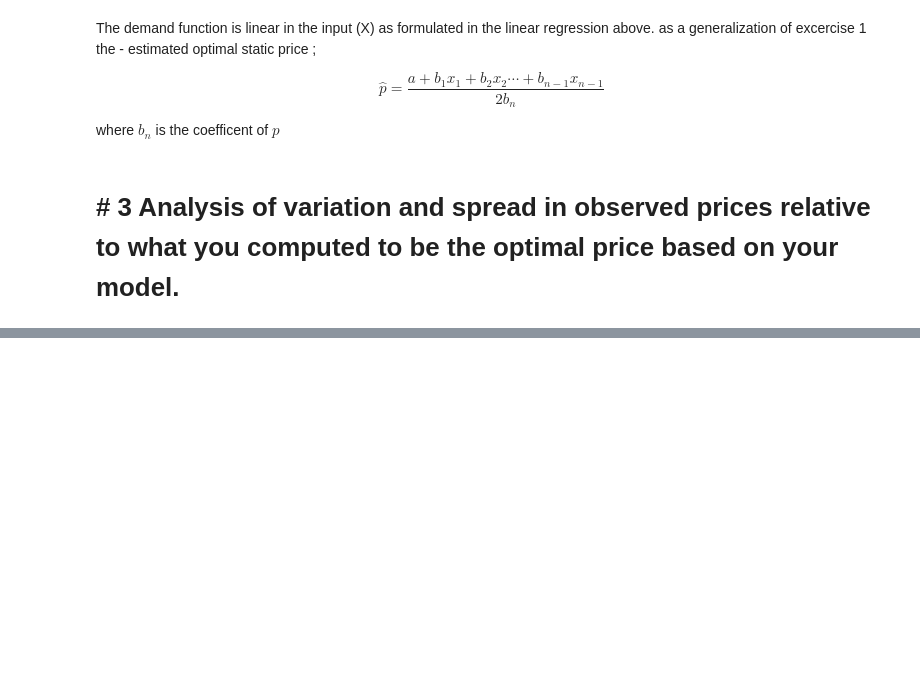
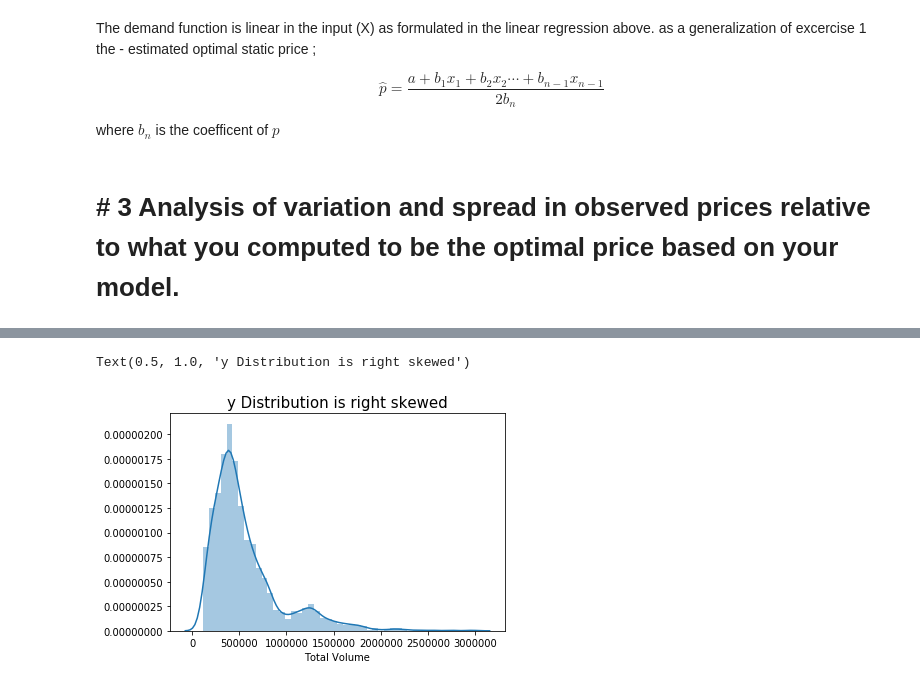
Before and after one commit to AfekIlayAdler/Uni-2019-Dynamic_Pricing, a Jupyter notebook: part_123.ipynb, the cells around one changed output, grey strips where cells are left out. Saved outputs shown, nothing was run; the diff lists cells and outputs as text; code cells hidden in the pictures; blank space fills up the shorter version.

```diff
--- a/part_123.ipynb
+++ b/part_123.ipynb
@@ -428,0 +439,6 @@ rmse is : 115248.80031864325
+# %%
+ax = sns.distplot(y)
+ax.set_title("y Distribution is right skewed", size = 15)
+# %% [output]
+Text(0.5, 1.0, 'y Distribution is right skewed')
+[figure, added]
```
Also changed, not shown: parts of 11 cells of this notebook.
